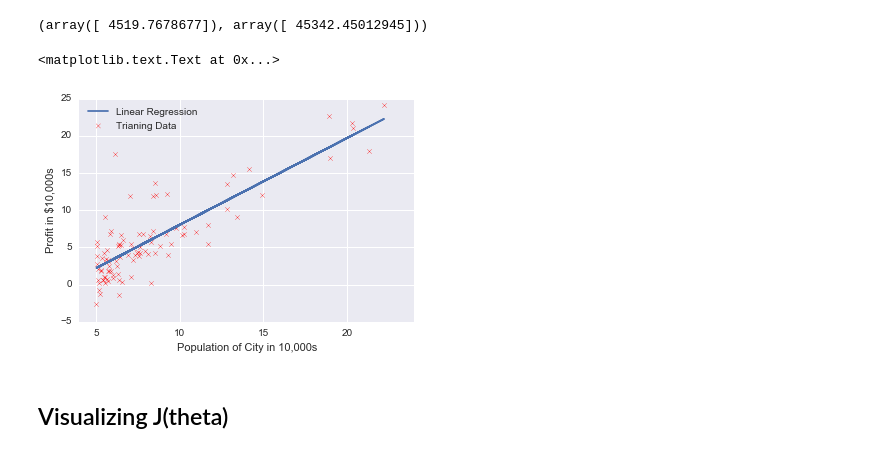
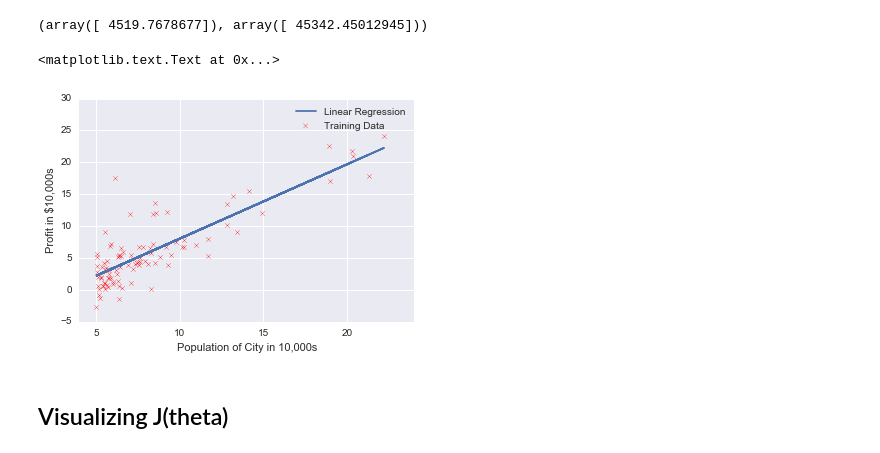
Before and after one commit to uents/coursera-ml, a Jupyter notebook: week02/linear_regression/linear_regression.ipynb, the cells around one changed output. Cells and saved outputs as stored; diff of their text form; code cells hidden in the pictures.

```diff
--- a/week02/linear_regression/linear_regression.ipynb
+++ b/week02/linear_regression/linear_regression.ipynb
@@ -37,12 +42,12 @@ ax_train.set_ylabel('Profit in $10,000s')
 %run linear_regression.py
 # %%
 X = np.array(df_train['population'])
-X = np.c_[np.ones((X.size, 1)), X]
+X = np.c_[np.ones((len(X), 1)), X]
 
 y = np.array(df_train['profit'])
-y = y.reshape(y.size, 1)
+y = y.reshape(len(y), 1)
 
-theta = np.zeros((2,1))
+theta = np.zeros((X.shape[1],1))
 # %%
 compute_cost(X, y, theta)
 # %% [output]
@@ -74,17 +83,19 @@ predict1 * 10000, predict2 * 10000
 # %%
 y_pred = (np.dot(X, theta).T)[0]
 # %%
-df_pred = pd.DataFrame(index=X[:,1], data={'Linear Regression': y_pred})
-ax_pred = df_pred.plot(legend=True)
-ax_train = df_train.plot(kind='scatter', x=u'population', y=u'profit',
-                         xlim=[4,24], ylim=[-5,25], color='red', marker='x',
-                         label='Trianing Data', legend=True,
-                         ax=ax_pred)
-ax_train.set_xlabel('Population of City in 10,000s')
-ax_train.set_ylabel('Profit in $10,000s')
+fig = plt.figure()
+plt.xlim(4, 24)
+plt.ylim(-5, 30)
+
+ax = fig.add_subplot(1,1,1)
+ax.plot(X[:,1], y_pred, label='Linear Regression')
+ax.scatter(X[:,1], y, color='red', marker='x', label='Training Data')
+ax.legend()
+ax.set_xlabel('Population of City in 10,000s')
+ax.set_ylabel('Profit in $10,000s')
 # %% [output]
 <matplotlib.text.Text at 0x...>
-[figure, old version]
+[figure, new version]
 # %% [markdown]
 ## Visualizing J(theta)
 # %%
```
Also changed, not shown: parts of 5 cells of this notebook.
